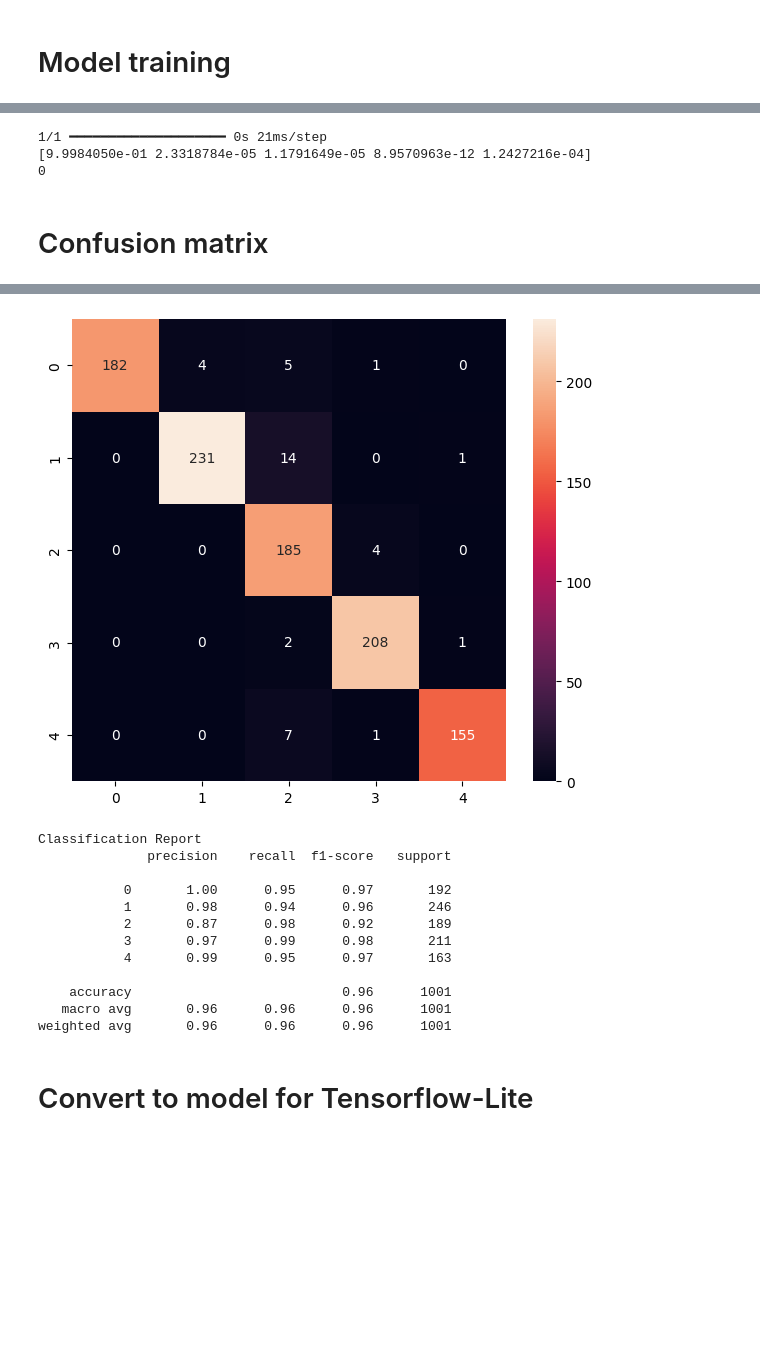
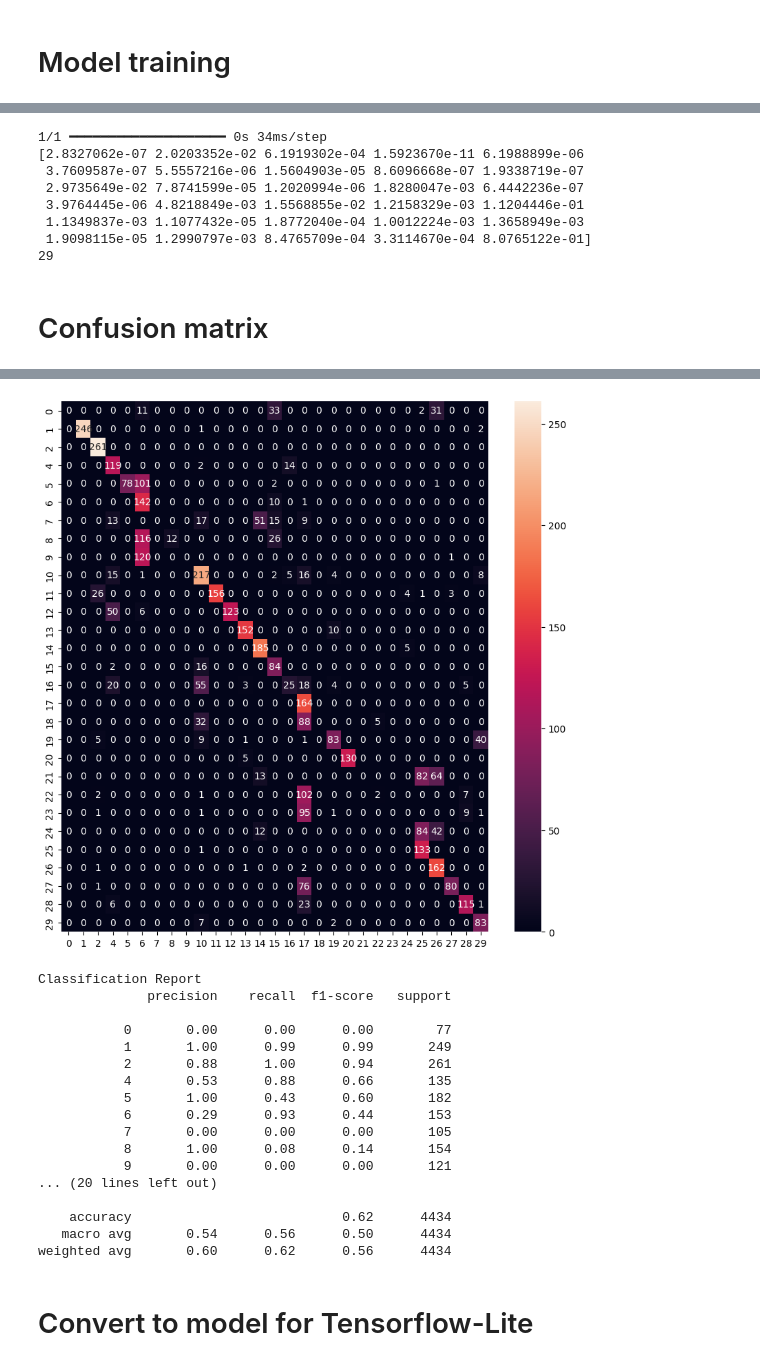
Before and after one commit to dvorakman/csci218-group-project, a Jupyter notebook: keypoint_classification.ipynb, the cells around one changed output, grey strips where cells are left out. Drawn from its saved outputs; the diff is of its cells as text; code cells hidden in the pictures; blank space fills up the shorter version.

```diff
--- a/keypoint_classification.ipynb
+++ b/keypoint_classification.ipynb
@@ -19,4 +21,4 @@ NUM_CLASSES = 5
 # %% [markdown]
 # Dataset reading
 # %%
-X_dataset = np.loadtxt(dataset, delimiter=',', dtype='float32', usecols=list(range(1, (21 * 2 * 2) + 1)))
+X_dataset = np.loadtxt(dataset, delimiter=',', dtype='float32', usecols=list(range(1, (21 * 2) + 1)))
@@ -122,9 +126,14 @@ predict_result = model.predict(np.array([X_test[0]]))
 print(np.squeeze(predict_result))
 print(np.argmax(np.squeeze(predict_result)))
 # %% [output]
-1/1 ━━━━━━━━━━━━━━━━━━━━ 0s 21ms/step
-[9.9984050e-01 2.3318784e-05 1.1791649e-05 8.9570963e-12 1.2427216e-04]
-0
+1/1 ━━━━━━━━━━━━━━━━━━━━ 0s 34ms/step
+[2.8327062e-07 2.0203352e-02 6.1919302e-04 1.5923670e-11 6.1988899e-06
+ 3.7609587e-07 5.5557216e-06 1.5604903e-05 8.6096668e-07 1.9338719e-07
+ 2.9735649e-02 7.8741599e-05 1.2020994e-06 1.8280047e-03 6.4442236e-07
+ 3.9764445e-06 4.8218849e-03 1.5568855e-02 1.2158329e-03 1.1204446e-01
+ 1.1349837e-03 1.1077432e-05 1.8772040e-04 1.0012224e-03 1.3658949e-03
+ 1.9098115e-05 1.2990797e-03 8.4765709e-04 3.3114670e-04 8.0765122e-01]
+29
 # %% [markdown]
 # Confusion matrix
 # %%
@@ -139,7 +148,7 @@ def print_confusion_matrix(y_true, y_pred, report=True):
 
     df_cmx = pd.DataFrame(cmx_data, index=labels, columns=labels)
 
-    fig, ax = plt.subplots(figsize=(7, 6))
+    fig, ax = plt.subplots(figsize=(10, 10))
     sns.heatmap(df_cmx, annot=True, fmt='g' ,square=False)
     ax.set_ylim(len(set(y_true)), 0)
     plt.show()
@@ -157,16 +166,21 @@ print_confusion_matrix(y_test, y_pred)
-[figure, old version]
+[figure, new version]
 Classification Report
               precision    recall  f1-score   support
 
-           0       1.00      0.95      0.97       192
-           1       0.98      0.94      0.96       246
-           2       0.87      0.98      0.92       189
-           3       0.97      0.99      0.98       211
-           4       0.99      0.95      0.97       163
+           0       0.00      0.00      0.00        77
+           1       1.00      0.99      0.99       249
+           2       0.88      1.00      0.94       261
+           4       0.53      0.88      0.66       135
+           5       1.00      0.43      0.60       182
+           6       0.29      0.93      0.44       153
+           7       0.00      0.00      0.00       105
+           8       1.00      0.08      0.14       154
+           9       0.00      0.00      0.00       121
+... (20 lines left out)
 
-    accuracy                           0.96      1001
-   macro avg       0.96      0.96      0.96      1001
-weighted avg       0.96      0.96      0.96      1001
+    accuracy                           0.62      4434
+   macro avg       0.54      0.56      0.50      4434
+weighted avg       0.60      0.62      0.56      4434
 # %% [markdown]
 # Convert to model for Tensorflow-Lite
 # %%
```
Also changed, not shown: parts of 12 cells of this notebook, 13 other files.
